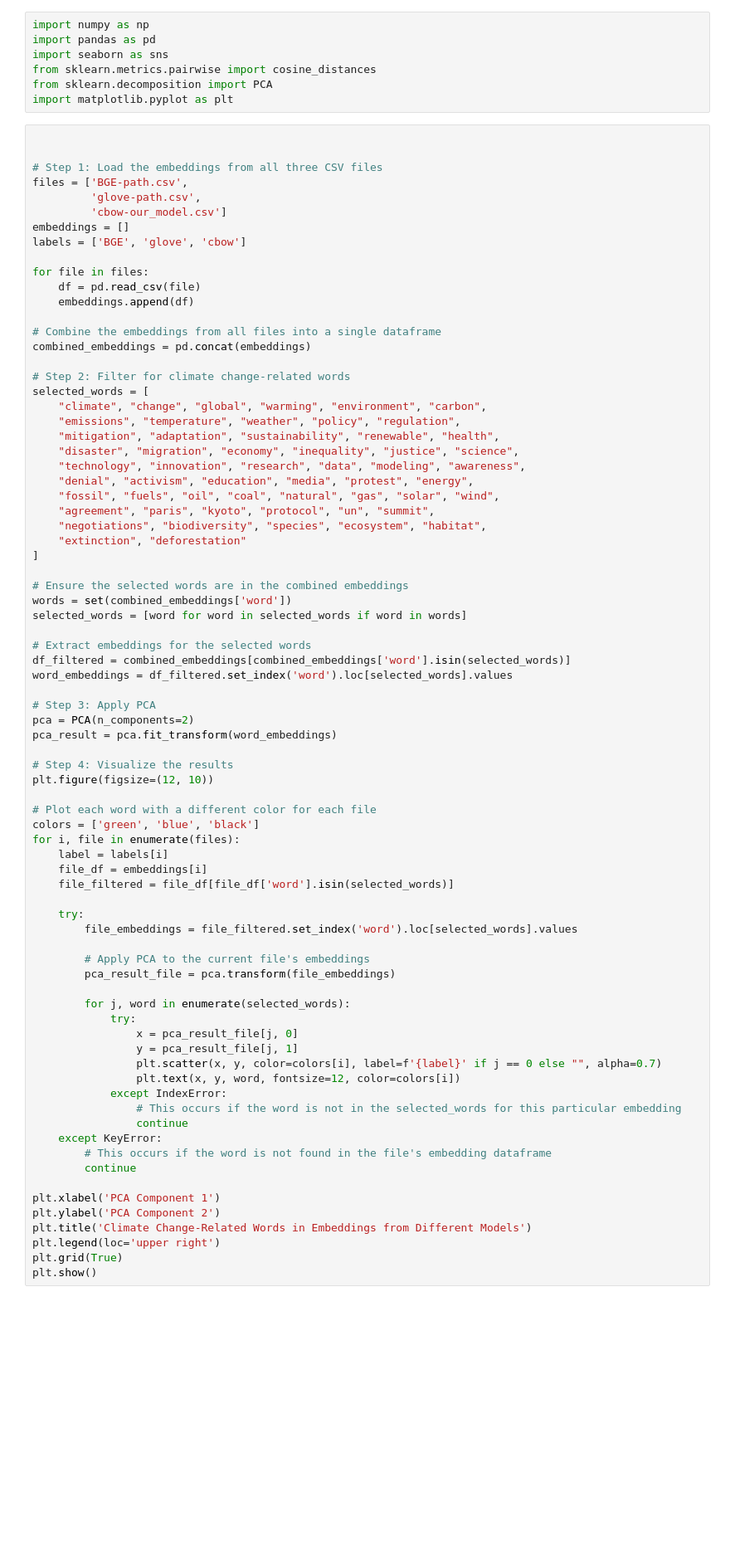
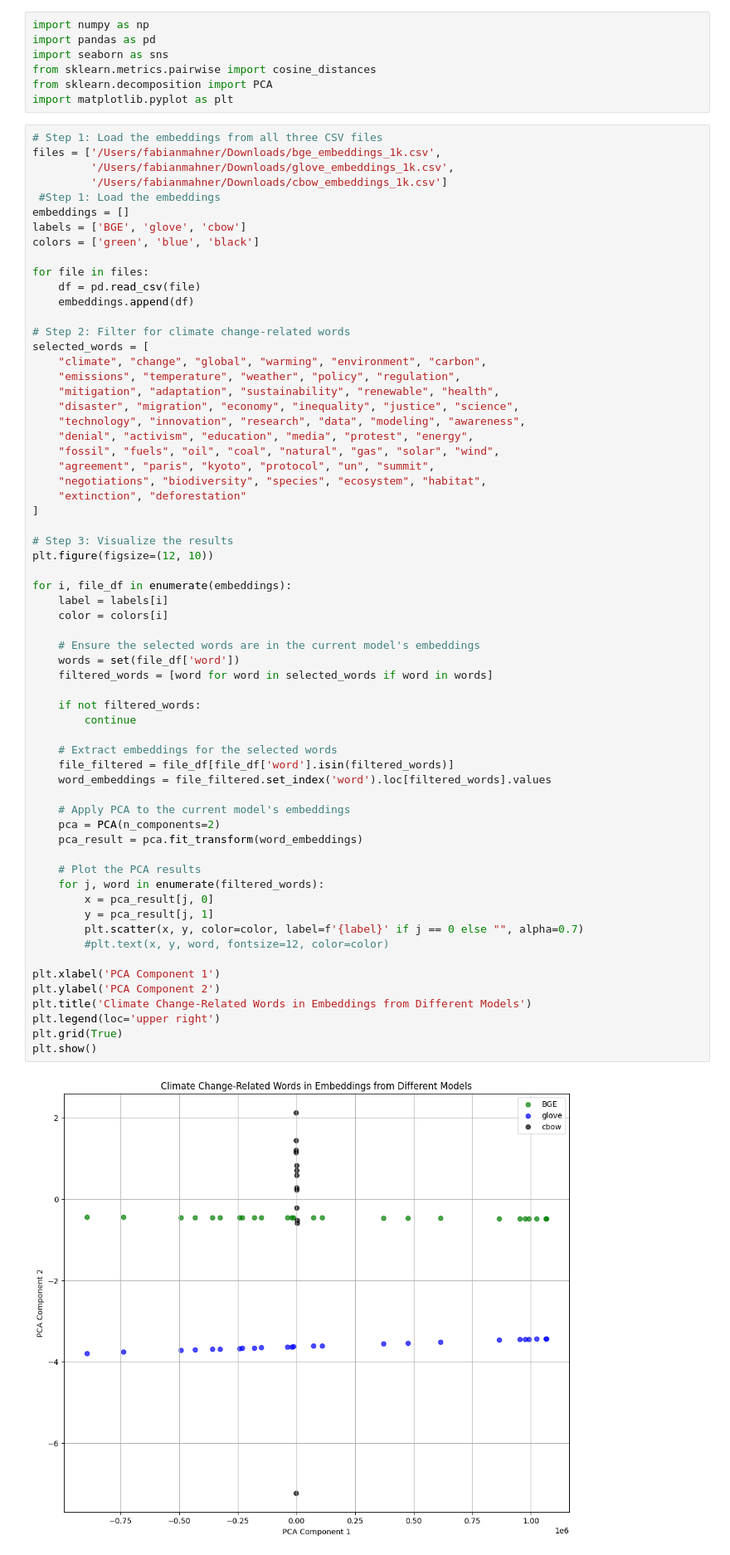
Before and after one commit to tobiaswtzl/dlss-project24, a Jupyter notebook: code/2. Deep Learning Model/SemSim_models.ipynb, the cells around one changed output. Shown at 83% size. Drawn from its saved outputs; the diff is of its cells as text; blank space fills up the shorter version.

Commit message:
"SemSim_models_correctedPCA"

```diff
--- a/code/2. Deep Learning Model/SemSim_models.ipynb
+++ b/code/2. Deep Learning Model/SemSim_models.ipynb
@@ -6,80 +6,67 @@ from sklearn.metrics.pairwise import cosine_distances
 from sklearn.decomposition import PCA
 import matplotlib.pyplot as plt
 # %%
-
-
 # Step 1: Load the embeddings from all three CSV files
-files = ['BGE-path.csv',
-         'glove-path.csv',
-         'cbow-our_model.csv']
+files = ['/Users/fabianmahner/Downloads/bge_embeddings_1k.csv',
+         '/Users/fabianmahner/Downloads/glove_embeddings_1k.csv',
+         '/Users/fabianmahner/Downloads/cbow_embeddings_1k.csv']
+ #Step 1: Load the embeddings
 embeddings = []
 labels = ['BGE', 'glove', 'cbow']
+colors = ['green', 'blue', 'black']
 
 for file in files:
     df = pd.read_csv(file)
     embeddings.append(df)
-
-# Combine the embeddings from all files into a single dataframe
-combined_embeddings = pd.concat(embeddings)
 
 # Step 2: Filter for climate change-related words
 selected_words = [
     "climate", "change", "global", "warming", "environment", "carbon",
     "emissions", "temperature", "weather", "policy", "regulation",
     "mitigation", "adaptation", "sustainability", "renewable", "health",
     "disaster", "migration", "economy", "inequality", "justice", "science",
     "technology", "innovation", "research", "data", "modeling", "awareness",
     "denial", "activism", "education", "media", "protest", "energy",
     "fossil", "fuels", "oil", "coal", "natural", "gas", "solar", "wind",
     "agreement", "paris", "kyoto", "protocol", "un", "summit",
     "negotiations", "biodiversity", "species", "ecosystem", "habitat",
     "extinction", "deforestation"
 ]
 
-# Ensure the selected words are in the combined embeddings
-words = set(combined_embeddings['word'])
-selected_words = [word for word in selected_words if word in words]
-
-# Extract embeddings for the selected words
-df_filtered = combined_embeddings[combined_embeddings['word'].isin(selected_words)]
-word_embeddings = df_filtered.set_index('word').loc[selected_words].values
-
-# Step 3: Apply PCA
-pca = PCA(n_components=2)
-pca_result = pca.fit_transform(word_embeddings)
-
-# Step 4: Visualize the results
+# Step 3: Visualize the results
 plt.figure(figsize=(12, 10))
 
-# Plot each word with a different color for each file
-colors = ['green', 'blue', 'black']
-for i, file in enumerate(files):
+for i, file_df in enumerate(embeddings):
     label = labels[i]
-    file_df = embeddings[i]
-    file_filtered = file_df[file_df['word'].isin(selected_words)]
+    color = colors[i]
 
-    try:
-        file_embeddings = file_filtered.set_index('word').loc[selected_words].values
+    # Ensure the selected words are in the current model's embeddings
+    words = set(file_df['word'])
+    filtered_words = [word for word in selected_words if word in words]
 
-        # Apply PCA to the current file's embeddings
-        pca_result_file = pca.transform(file_embeddings)
+    if not filtered_words:
+        continue
 
-        for j, word in enumerate(selected_words):
-            try:
-                x = pca_result_file[j, 0]
-                y = pca_result_file[j, 1]
-                plt.scatter(x, y, color=colors[i], label=f'{label}' if j == 0 else "", alpha=0.7)
-                plt.text(x, y, word, fontsize=12, color=colors[i])
-            except IndexError:
-                # This occurs if the word is not in the selected_words for this particular embedding
-                continue
-    except KeyError:
-        # This occurs if the word is not found in the file's embedding dataframe
-        continue
+    # Extract embeddings for the selected words
+    file_filtered = file_df[file_df['word'].isin(filtered_words)]
+    word_embeddings = file_filtered.set_index('word').loc[filtered_words].values
+
+    # Apply PCA to the current model's embeddings
+    pca = PCA(n_components=2)
+    pca_result = pca.fit_transform(word_embeddings)
+
+    # Plot the PCA results
+    for j, word in enumerate(filtered_words):
+        x = pca_result[j, 0]
+        y = pca_result[j, 1]
+        plt.scatter(x, y, color=color, label=f'{label}' if j == 0 else "", alpha=0.7)
+        #plt.text(x, y, word, fontsize=12, color=color)
 
 plt.xlabel('PCA Component 1')
 plt.ylabel('PCA Component 2')
 plt.title('Climate Change-Related Words in Embeddings from Different Models')
 plt.legend(loc='upper right')
 plt.grid(True)
 plt.show()
+# %% [output]
+[figure, added]
```
